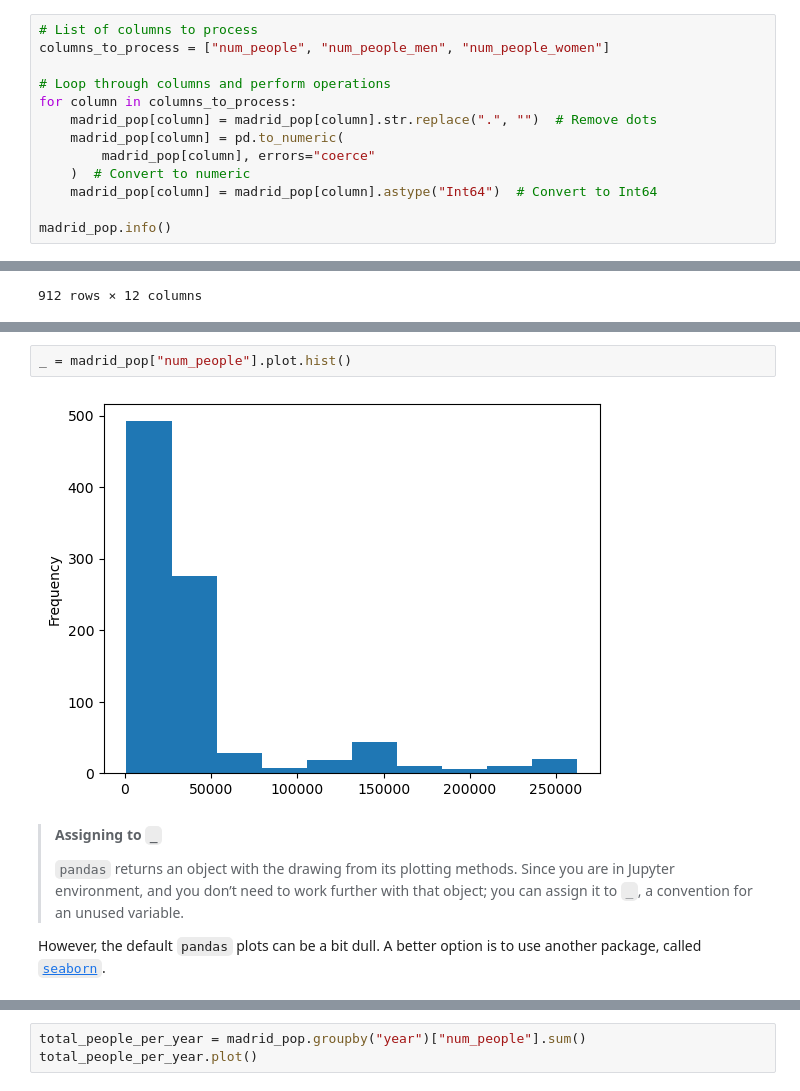
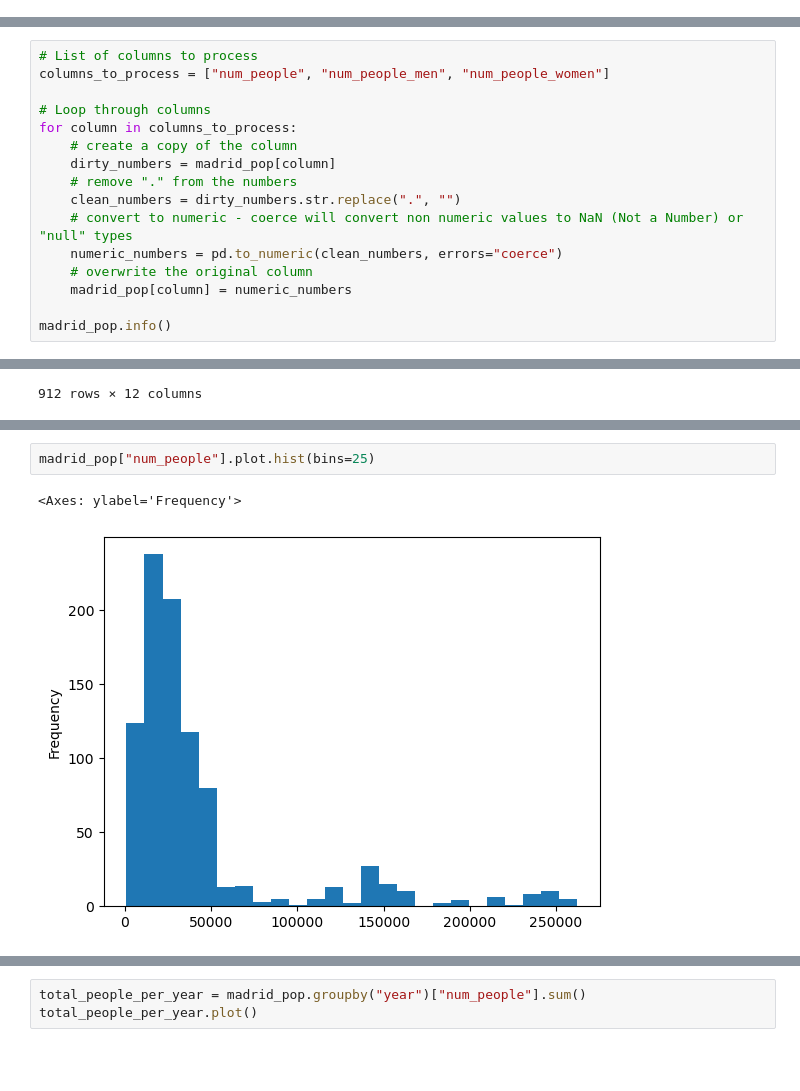
Before and after one commit to Norman-Foster-Institute/ua_2024, a Jupyter notebook: chapter_1/pandas.ipynb, the cells around one changed output, grey strips where cells are left out. Saved outputs shown, nothing was run; the diff lists cells and outputs as text; blank space fills up the shorter version.

```diff
--- a/chapter_1/pandas.ipynb
+++ b/chapter_1/pandas.ipynb
@@ -266,13 +219,0 @@ Intereger numbers can sometimes be used as category tags (like for the case of `
-# %%
-# List of columns to process
-columns_to_process = ["num_people", "num_people_men", "num_people_women"]
-
-# Loop through columns and perform operations
-for column in columns_to_process:
-    madrid_pop[column] = madrid_pop[column].str.replace(".", "")  # Remove dots
-    madrid_pop[column] = pd.to_numeric(
-        madrid_pop[column], errors="coerce"
-    )  # Convert to numeric
-    madrid_pop[column] = madrid_pop[column].astype("Int64")  # Convert to Int64
-
-madrid_pop.info()
@@ -299,0 +220,16 @@ Or of the _values_ of the table:
+# %%
+# List of columns to process
+columns_to_process = ["num_people", "num_people_men", "num_people_women"]
+
+# Loop through columns
+for column in columns_to_process:
+    # create a copy of the column
+    dirty_numbers = madrid_pop[column]
+    # remove "." from the numbers
+    clean_numbers = dirty_numbers.str.replace(".", "")
+    # convert to numeric - coerce will convert non numeric values to NaN (Not a Number) or "null" types
+    numeric_numbers = pd.to_numeric(clean_numbers, errors="coerce")
+    # overwrite the original column
+    madrid_pop[column] = numeric_numbers
+
+madrid_pop.info()
@@ -630,15 +558,5 @@ let us have a look at the shape of the overall numbers of people:
 # %%
-_ = madrid_pop["num_people"].plot.hist()
+madrid_pop["num_people"].plot.hist(bins=25)
 # %% [output]
+<Axes: ylabel='Frequency'>
-[figure, old version]
+[figure, new version]
-# %% [markdown]
-> **Assigning to `_`**
->
-> `pandas` returns an object with the drawing from its plotting methods.
-> Since you are in Jupyter environment, and you don’t need to work
-> further with that object; you can assign it to `_`, a convention for
-> an unused variable.
-
-However, the default `pandas` plots can be a bit dull. A better option
-is to use another package, called
-[`seaborn`](https://seaborn.pydata.org).
```
Also changed, not shown: parts of 63 cells of this notebook, 9 other files.
